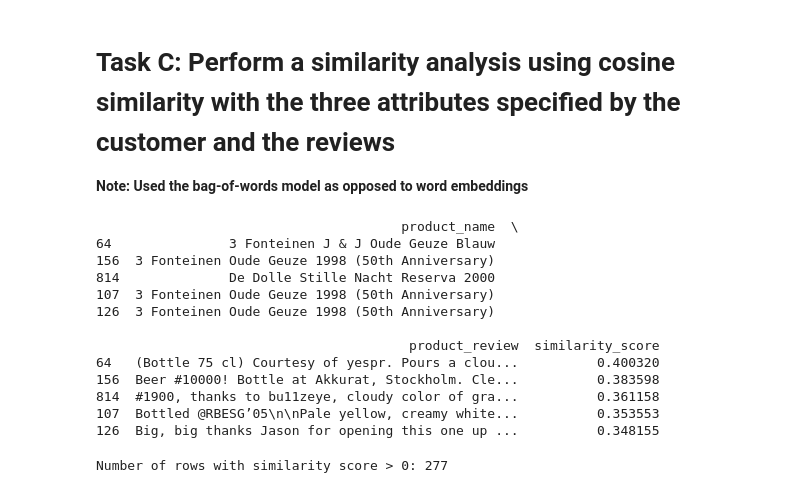
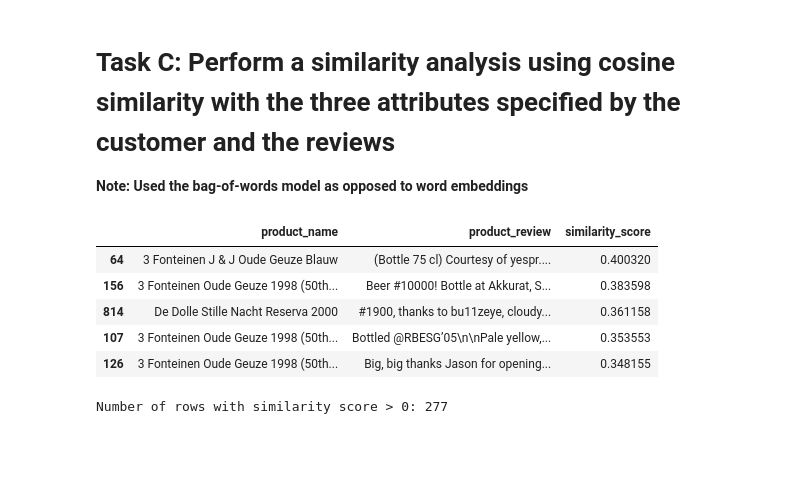
Before and after one commit to CarsonJMullen/Unstructured-Data-Analytics, a Jupyter notebook: Assignment 2/Crowdsourced Recommender System.ipynb, the cells around one changed output. Cells and saved outputs as stored; diff of their text form; code cells hidden in the pictures; blank space fills up the shorter version.

```diff
--- a/Assignment 2/Crowdsourced Recommender System.ipynb
+++ b/Assignment 2/Crowdsourced Recommender System.ipynb
@@ -569,23 +564,16 @@ output_df = pd.DataFrame({
 # %%
 # Sort output_df by similarity_score in descending order (highest to lowest)
 output_df_sorted = output_df.sort_values(by='similarity_score', ascending=False)
 
 # Display the first few rows of the sorted DataFrame
-print(output_df_sorted.head())
+output_df_sorted.head()
 # %% [output]
-                                       product_name  \
-64               3 Fonteinen J & J Oude Geuze Blauw
-156  3 Fonteinen Oude Geuze 1998 (50th Anniversary)
-814              De Dolle Stille Nacht Reserva 2000
-107  3 Fonteinen Oude Geuze 1998 (50th Anniversary)
-126  3 Fonteinen Oude Geuze 1998 (50th Anniversary)
-
-                                        product_review  similarity_score
-64   (Bottle 75 cl) Courtesy of yespr. Pours a clou...          0.400320
-156  Beer #10000! Bottle at Akkurat, Stockholm. Cle...          0.383598
-814  #1900, thanks to bu11zeye, cloudy color of gra...          0.361158
-107  Bottled @RBESG’05\n\nPale yellow, creamy white...          0.353553
-126  Big, big thanks Jason for opening this one up ...          0.348155
+|  | product_name | product_review | similarity_score |
+| 64 | 3 Fonteinen J & J Oude Geuze Blauw | (Bottle 75 cl) Courtesy of yespr.... | 0.400320 |
+| 156 | 3 Fonteinen Oude Geuze 1998 (50th... | Beer #10000! Bottle at Akkurat, S... | 0.383598 |
+| 814 | De Dolle Stille Nacht Reserva 2000 | #1900, thanks to bu11zeye, cloudy... | 0.361158 |
+| 107 | 3 Fonteinen Oude Geuze 1998 (50th... | Bottled @RBESG’05\n\nPale yellow,... | 0.353553 |
+| 126 | 3 Fonteinen Oude Geuze 1998 (50th... | Big, big thanks Jason for opening... | 0.348155 |
 # %%
 # Count rows where similarity_score is greater than 0
 rows_with_similarity = output_df[output_df['similarity_score'] > 0].shape[0]
```
Also changed, not shown: parts of 11 cells of this notebook.
